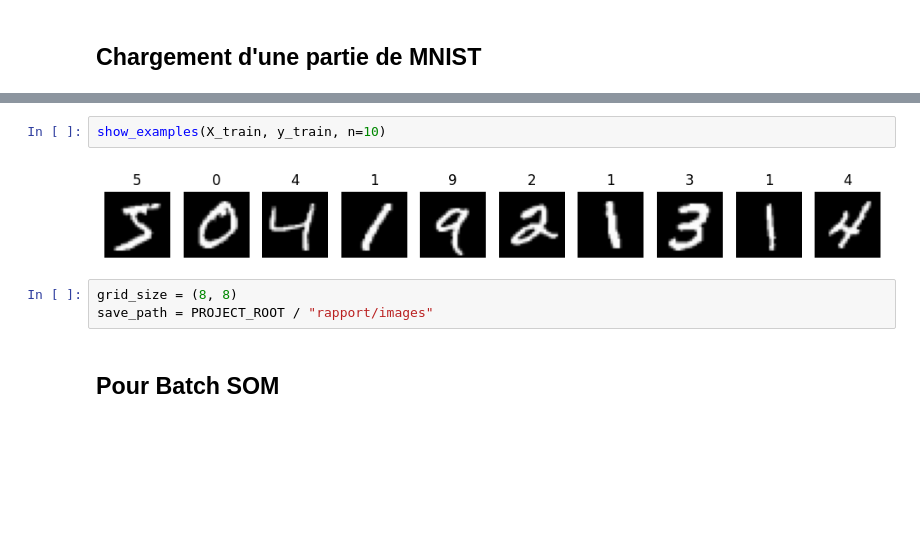
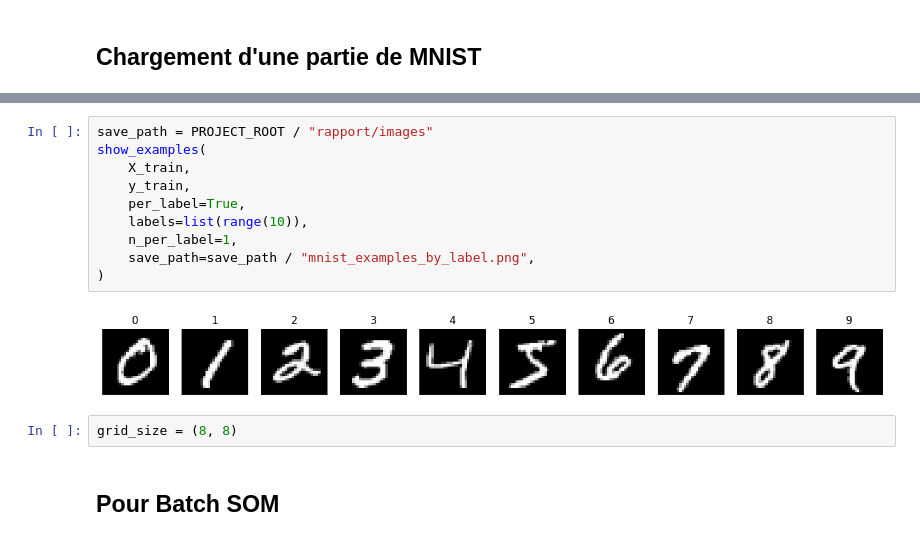
Before and after one commit to W1ll1amCA/SOM-DESOM, a Jupyter notebook: notebooks/resultats_empiriques.ipynb, the cells around one changed output, grey strips where cells are left out. Saved outputs shown, nothing was run; the diff lists cells and outputs as text; blank space fills up the shorter version.

```diff
--- a/notebooks/resultats_empiriques.ipynb
+++ b/notebooks/resultats_empiriques.ipynb
@@ -67,10 +58,17 @@ print(y_test.shape)
 # %%
-show_examples(X_train, y_train, n=10)
+save_path = PROJECT_ROOT / "rapport/images"
+show_examples(
+    X_train,
+    y_train,
+    per_label=True,
+    labels=list(range(10)),
+    n_per_label=1,
+    save_path=save_path / "mnist_examples_by_label.png",
+)
 # %% [output]
-[figure, old version]
+[figure, new version]
 # %%
 grid_size = (8, 8)
-save_path = PROJECT_ROOT / "rapport/images"
 # %% [markdown]
 ## **Pour Batch SOM**
 # %%
```
Also changed, not shown: parts of 2 cells of this notebook, 5 other files.
